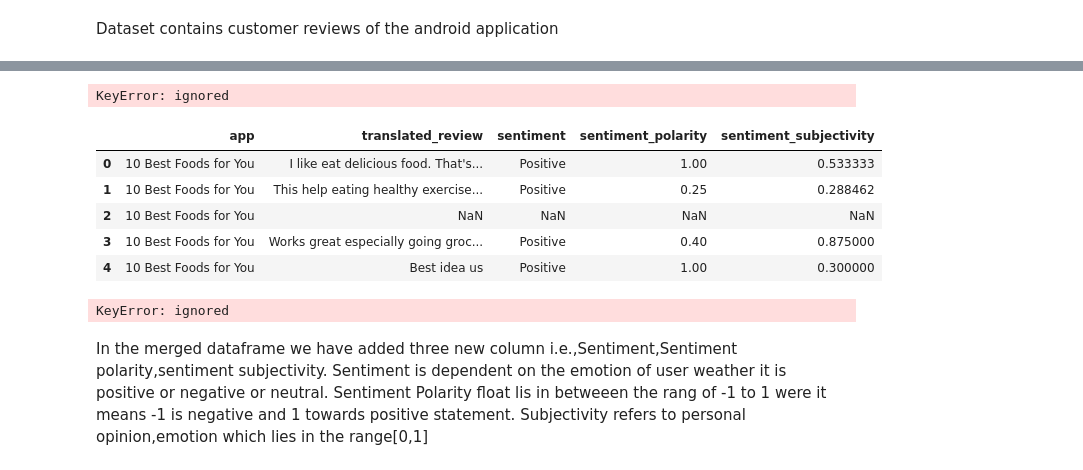
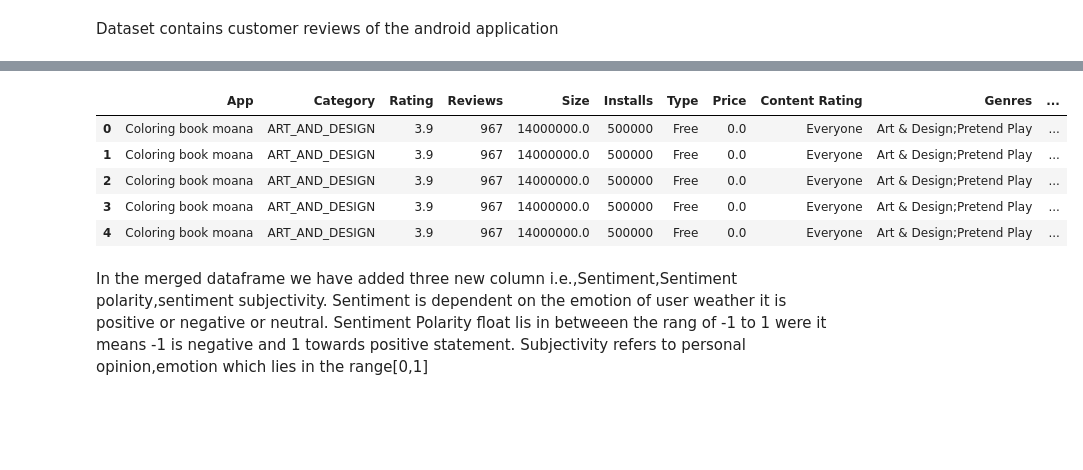
Before and after one commit to pdpranavkumar/Machine-Learning-Models, a Jupyter notebook: Play_Store_App_Review_Analysis_Pranav_Dhabale_Capstone_Project.ipynb, the cells around one changed output, grey strips where cells are left out. Drawn from its saved outputs; the diff is of its cells as text; code cells hidden in the pictures; blank space fills up the shorter version.

```diff
--- a/Play_Store_App_Review_Analysis_Pranav_Dhabale_Capstone_Project.ipynb
+++ b/Play_Store_App_Review_Analysis_Pranav_Dhabale_Capstone_Project.ipynb
@@ -645,3 +637,6 @@ path="/content/drive/MyDrive/Almabetter/User Reviews.csv"
 user_reviews_df = pd.read_csv(path)
 # %%
 user_reviews_df.columns=[str(x).lower().replace(" ","_") for x in user_reviews_df.columns]
+# %%
+user_reviews_df_new = user_reviews_df.rename(columns={'Col_1':'App'})
+print(user_reviews_df_new)
@@ -648,20 +658,14 @@ user_reviews_df.columns=[str(x).lower().replace(" ","_") for x in user_reviews_d
 # %%
-#merged_df1 = play_store_df.merge(user_reviews_df,on='App')
+merged_df1 = play_store_df.merge(user_reviews_df_new,on='App')
-# %% [output]
-KeyError: ignored
 # %%
-user_reviews_df.head(5)
+merged_df1.head(5)
 # %% [output]
-|  | app | translated_review | sentiment | sentiment_polarity | sentiment_subjectivity |
-| 0 | 10 Best Foods for You | I like eat delicious food. That's... | Positive | 1.00 | 0.533333 |
-| 1 | 10 Best Foods for You | This help eating healthy exercise... | Positive | 0.25 | 0.288462 |
-| 2 | 10 Best Foods for You | NaN | NaN | NaN | NaN |
-| 3 | 10 Best Foods for You | Works great especially going groc... | Positive | 0.40 | 0.875000 |
-| 4 | 10 Best Foods for You | Best idea us | Positive | 1.00 | 0.300000 |
+|  | App | Category | Rating | Reviews | Size | Installs | Type | Price | Content Rating | Genres | ... |
+| 0 | Coloring book moana | ART_AND_DESIGN | 3.9 | 967 | 14000000.0 | 500000 | Free | 0.0 | Everyone | Art & Design;Pretend Play | ... |
+| 1 | Coloring book moana | ART_AND_DESIGN | 3.9 | 967 | 14000000.0 | 500000 | Free | 0.0 | Everyone | Art & Design;Pretend Play | ... |
+| 2 | Coloring book moana | ART_AND_DESIGN | 3.9 | 967 | 14000000.0 | 500000 | Free | 0.0 | Everyone | Art & Design;Pretend Play | ... |
+| 3 | Coloring book moana | ART_AND_DESIGN | 3.9 | 967 | 14000000.0 | 500000 | Free | 0.0 | Everyone | Art & Design;Pretend Play | ... |
+| 4 | Coloring book moana | ART_AND_DESIGN | 3.9 | 967 | 14000000.0 | 500000 | Free | 0.0 | Everyone | Art & Design;Pretend Play | ... |
-# %%
-merged_df1 = play_store_df.merge(user_reviews_df,on='App')
-# %% [output]
-KeyError: ignored
 # %% [markdown]
 In the merged dataframe we have added three new column i.e.,Sentiment,Sentiment polarity,sentiment subjectivity.
 Sentiment is dependent on the emotion of user weather it is positive or negative or neutral.
```
Also changed, not shown: parts of 6 cells of this notebook.
